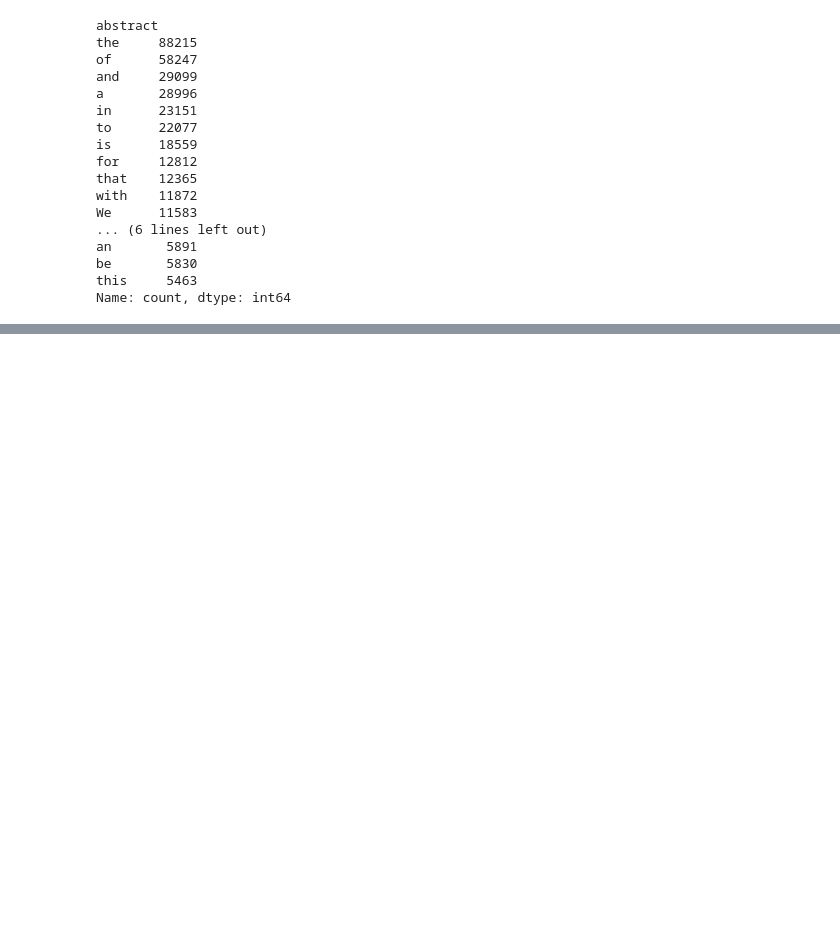
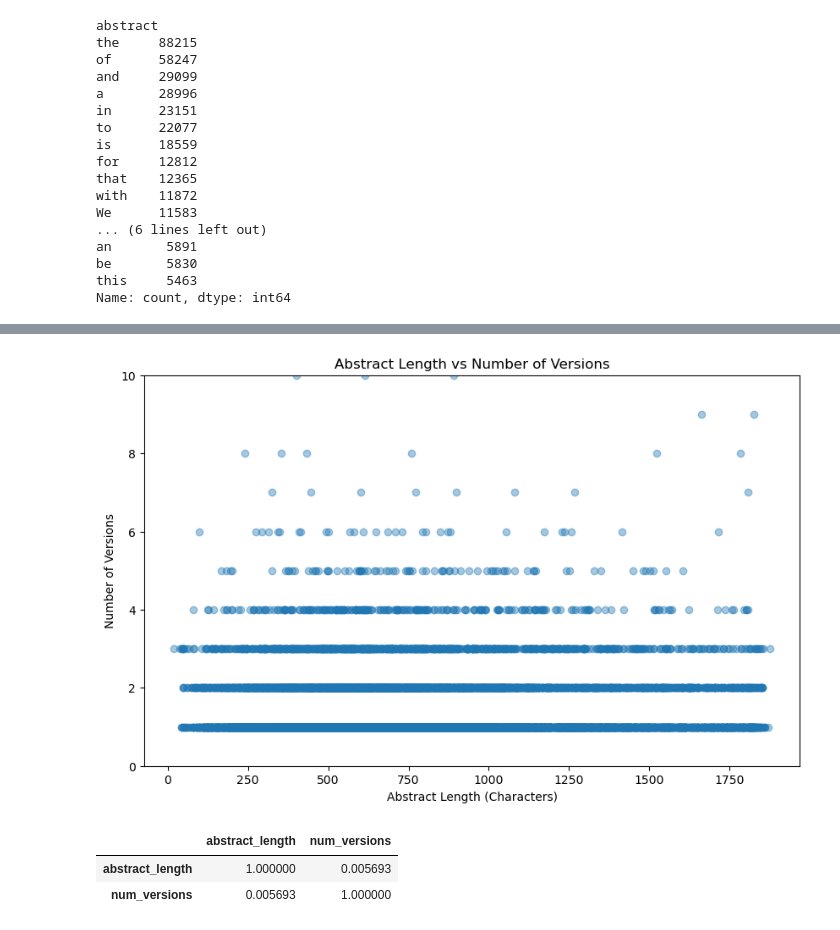
Before and after one commit to MeharaWeeratunga/arxiv-analyzer, a Jupyter notebook: notebooks/arxiv_analysis.ipynb, the cells around one changed output, grey strips where cells are left out. Cells and saved outputs as stored; diff of their text form; code cells hidden in the pictures; blank space fills up the shorter version.

```diff
--- a/notebooks/arxiv_analysis.ipynb
+++ b/notebooks/arxiv_analysis.ipynb
@@ -595,0 +714,24 @@ Name: count, dtype: int64
+# %%
+plt.figure(figsize=(10, 6))
+
+plt.scatter(
+    df["abstract_length"],
+    df["num_versions"],
+    alpha=0.4
+)
+
+plt.ylim(0, 10)
+
+plt.title("Abstract Length vs Number of Versions")
+plt.xlabel("Abstract Length (Characters)")
+plt.ylabel("Number of Versions")
+
+plt.show()
+# %% [output]
+[figure, added]
+# %%
+df[["abstract_length", "num_versions"]].corr()
+# %% [output]
+|  | abstract_length | num_versions |
+| abstract_length | 1.000000 | 0.005693 |
+| num_versions | 0.005693 | 1.000000 |
```
Also changed, not shown: parts of 19 cells of this notebook, 1 other file.
